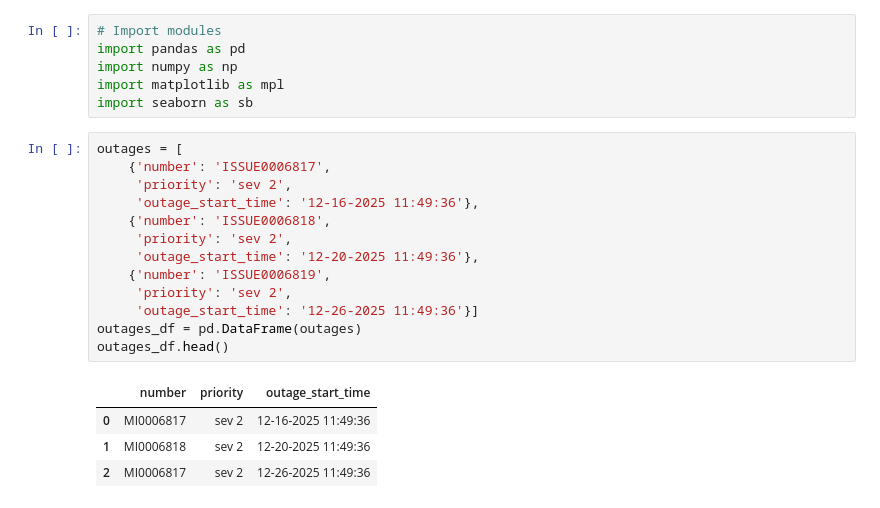
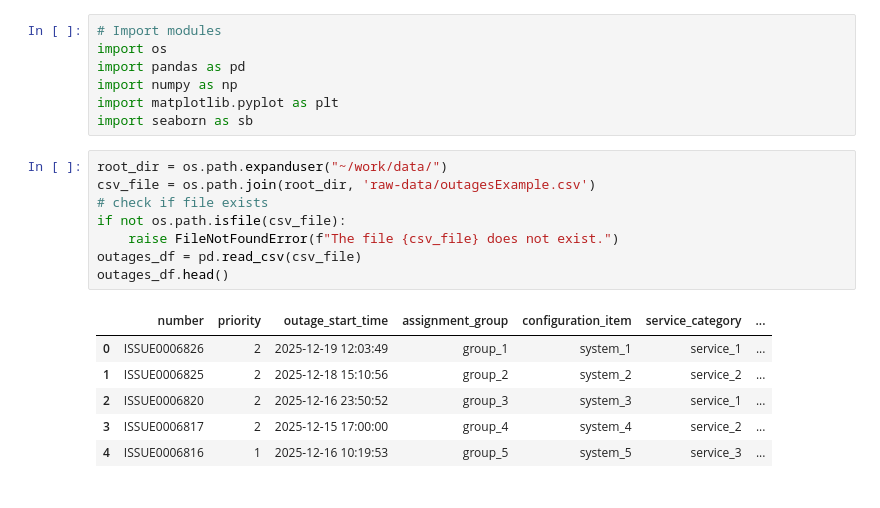
Before and after one commit to crashtechie/MTBF-Calculator, a Jupyter notebook: notebooks/mtbfCalc.ipynb, the cells around one changed output. Drawn from its saved outputs; the diff is of its cells as text.

```diff
--- a/notebooks/mtbfCalc.ipynb
+++ b/notebooks/mtbfCalc.ipynb
@@ -1,24 +1,22 @@
 # %%
 # Import modules
+import os
 import pandas as pd
 import numpy as np
-import matplotlib as mpl
+import matplotlib.pyplot as plt
 import seaborn as sb
 # %%
-outages = [
-    {'number': 'ISSUE0006817',
-     'priority': 'sev 2',
-     'outage_start_time': '12-16-2025 11:49:36'},
-    {'number': 'ISSUE0006818',
-     'priority': 'sev 2',
-     'outage_start_time': '12-20-2025 11:49:36'},
-    {'number': 'ISSUE0006819',
-     'priority': 'sev 2',
-     'outage_start_time': '12-26-2025 11:49:36'}]
-outages_df = pd.DataFrame(outages)
+root_dir = os.path.expanduser("~/work/data/")
+csv_file = os.path.join(root_dir, 'raw-data/outagesExample.csv')
+# check if file exists
+if not os.path.isfile(csv_file):
+    raise FileNotFoundError(f"The file {csv_file} does not exist.")
+outages_df = pd.read_csv(csv_file)
 outages_df.head()
 # %% [output]
-|  | number | priority | outage_start_time |
-| 0 | MI0006817 | sev 2 | 12-16-2025 11:49:36 |
-| 1 | MI0006818 | sev 2 | 12-20-2025 11:49:36 |
-| 2 | MI0006817 | sev 2 | 12-26-2025 11:49:36 |
+|  | number | priority | outage_start_time | assignment_group | configuration_item | service_category | ... |
+| 0 | ISSUE0006826 | 2 | 2025-12-19 12:03:49 | group_1 | system_1 | service_1 | ... |
+| 1 | ISSUE0006825 | 2 | 2025-12-18 15:10:56 | group_2 | system_2 | service_2 | ... |
+| 2 | ISSUE0006820 | 2 | 2025-12-16 23:50:52 | group_3 | system_3 | service_1 | ... |
+| 3 | ISSUE0006817 | 2 | 2025-12-15 17:00:00 | group_4 | system_4 | service_2 | ... |
+| 4 | ISSUE0006816 | 1 | 2025-12-16 10:19:53 | group_5 | system_5 | service_3 | ... |
```
Also changed, not shown: parts of 7 cells of this notebook, 3 other files.
